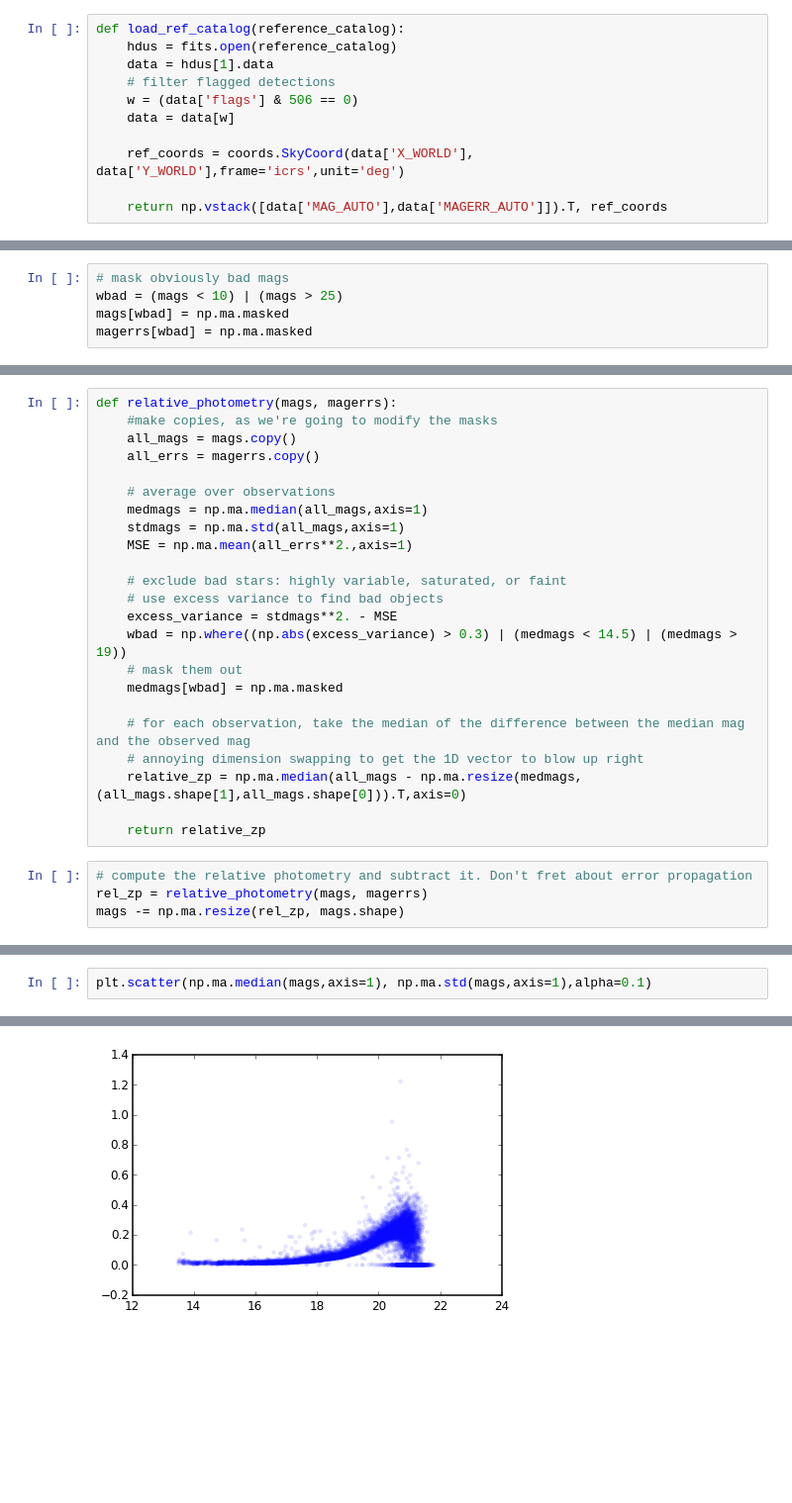
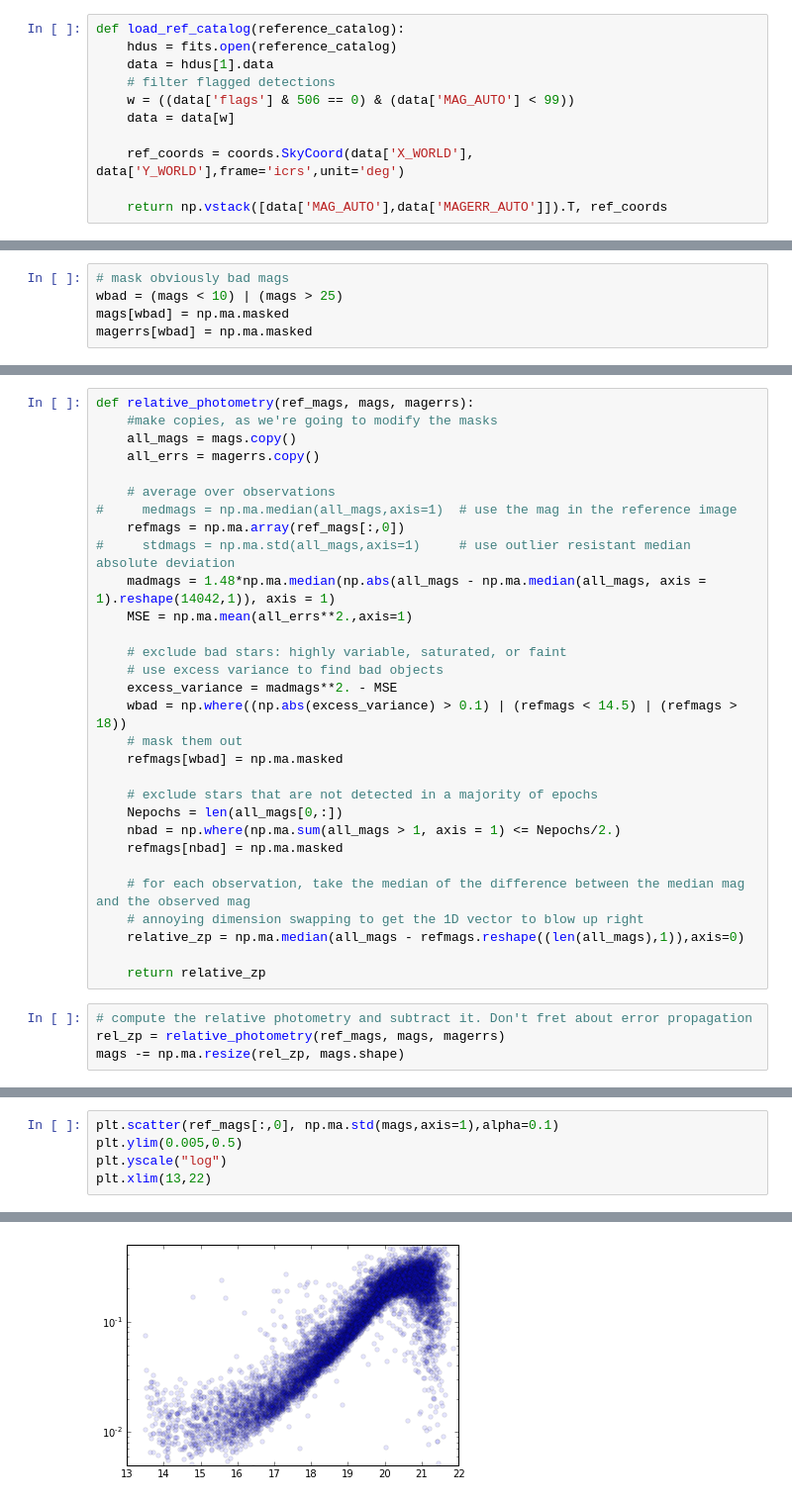
Before and after one commit to ebellm/ztf_summerschool_2015, a Jupyter notebook: notebooks/Making_a_Lightcurve.ipynb, the cells around one changed output, grey strips where cells are left out. Shown at 99% size. Saved outputs shown, nothing was run; the diff lists cells and outputs as text; blank space fills up the shorter version.

```diff
--- a/notebooks/Making_a_Lightcurve.ipynb
+++ b/notebooks/Making_a_Lightcurve.ipynb
@@ -27,7 +24,7 @@ def load_ref_catalog(reference_catalog):
     hdus = fits.open(reference_catalog)
     data = hdus[1].data
     # filter flagged detections
-    w = (data['flags'] & 506 == 0)
+    w = ((data['flags'] & 506 == 0) & (data['MAG_AUTO'] < 99))
     data = data[w]
 
     ref_coords = coords.SkyCoord(data['X_WORLD'], data['Y_WORLD'],frame='icrs',unit='deg')
@@ -109,27 +113,34 @@ plt.scatter(np.ma.median(mags,axis=1), np.ma.std(mags,axis=1)**2. - np.ma.mean(m
 # %%
-def relative_photometry(mags, magerrs):
+def relative_photometry(ref_mags, mags, magerrs):
     #make copies, as we're going to modify the masks
     all_mags = mags.copy()
     all_errs = magerrs.copy()
 
     # average over observations
-    medmags = np.ma.median(all_mags,axis=1)
-    stdmags = np.ma.std(all_mags,axis=1)
+#     medmags = np.ma.median(all_mags,axis=1)  # use the mag in the reference image
+    refmags = np.ma.array(ref_mags[:,0])
+#     stdmags = np.ma.std(all_mags,axis=1)     # use outlier resistant median absolute deviation
+    madmags = 1.48*np.ma.median(np.abs(all_mags - np.ma.median(all_mags, axis = 1).reshape(14042,1)), axis = 1)
     MSE = np.ma.mean(all_errs**2.,axis=1)
 
     # exclude bad stars: highly variable, saturated, or faint
     # use excess variance to find bad objects
-    excess_variance = stdmags**2. - MSE
-    wbad = np.where((np.abs(excess_variance) > 0.3) | (medmags < 14.5) | (medmags > 19))
+    excess_variance = madmags**2. - MSE
+    wbad = np.where((np.abs(excess_variance) > 0.1) | (refmags < 14.5) | (refmags > 18))
     # mask them out
-    medmags[wbad] = np.ma.masked
+    refmags[wbad] = np.ma.masked
+
+    # exclude stars that are not detected in a majority of epochs
+    Nepochs = len(all_mags[0,:])
+    nbad = np.where(np.ma.sum(all_mags > 1, axis = 1) <= Nepochs/2.)
+    refmags[nbad] = np.ma.masked
 
     # for each observation, take the median of the difference between the median mag and the observed mag
     # annoying dimension swapping to get the 1D vector to blow up right
-    relative_zp = np.ma.median(all_mags - np.ma.resize(medmags,(all_mags.shape[1],all_mags.shape[0])).T,axis=0)
+    relative_zp = np.ma.median(all_mags - refmags.reshape((len(all_mags),1)),axis=0)
 
     return relative_zp
 # %%
 # compute the relative photometry and subtract it. Don't fret about error propagation
-rel_zp = relative_photometry(mags, magerrs)
+rel_zp = relative_photometry(ref_mags, mags, magerrs)
 mags -= np.ma.resize(rel_zp, mags.shape)
@@ -142,3 +158,6 @@ plt.errorbar(mjds, mags[source_idx,:],magerrs[source_idx,:],fmt='none')
 # %%
-plt.scatter(np.ma.median(mags,axis=1), np.ma.std(mags,axis=1),alpha=0.1)
+plt.scatter(ref_mags[:,0], np.ma.std(mags,axis=1),alpha=0.1)
+plt.ylim(0.005,0.5)
+plt.yscale("log")
+plt.xlim(13,22)
 # %% [output]
@@ -146,4 +165,4 @@ plt.scatter(np.ma.median(mags,axis=1), np.ma.std(mags,axis=1),alpha=0.1)
-[figure, old version]
+[figure, new version]
 # %%
 plt.scatter(np.ma.median(mags,axis=1), np.ma.sum(mags.mask,axis=1),alpha=0.1)
 # %% [output]
```
Also changed, not shown: parts of 17 cells of this notebook.
